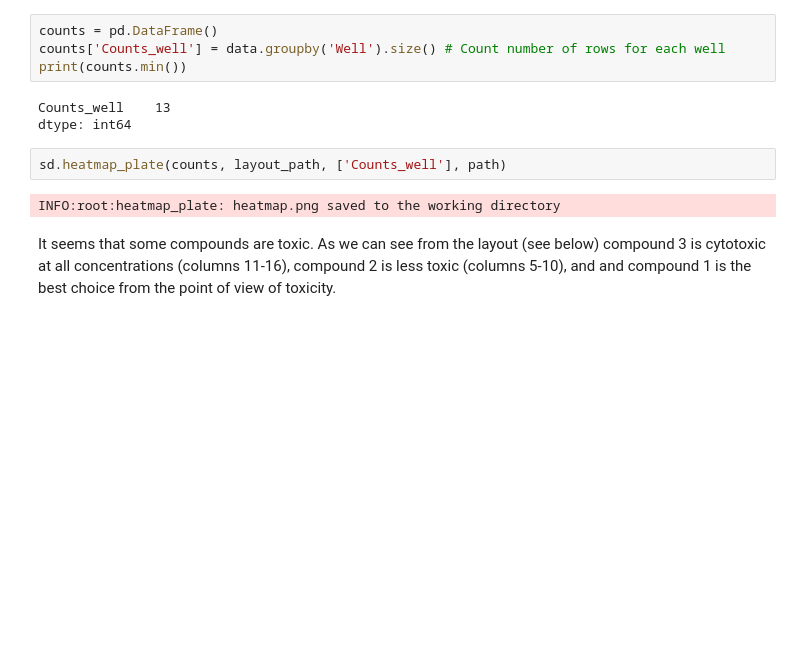
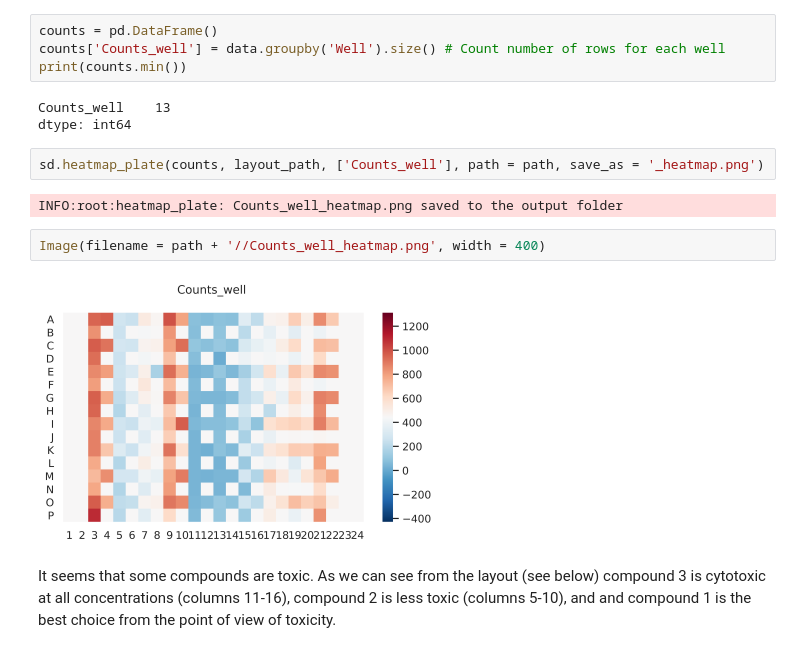
Before and after one commit to disc04/simplydrug, a Jupyter notebook: hts_notebooks/04b_imaging_assay_development.ipynb, the cells around one changed output. Drawn from its saved outputs; the diff is of its cells as text; blank space fills up the shorter version.

```diff
--- a/hts_notebooks/04b_imaging_assay_development.ipynb
+++ b/hts_notebooks/04b_imaging_assay_development.ipynb
@@ -183,9 +185,13 @@ print(counts.min())
 Counts_well    13
 dtype: int64
 # %%
-sd.heatmap_plate(counts, layout_path, ['Counts_well'], path)
+sd.heatmap_plate(counts, layout_path, ['Counts_well'], path = path, save_as = '_heatmap.png')
 # %% [output]
-INFO:root:heatmap_plate: heatmap.png saved to the working directory
+INFO:root:heatmap_plate: Counts_well_heatmap.png saved to the output folder
+# %%
+Image(filename = path + '//Counts_well_heatmap.png', width = 400)
+# %% [output]
+[figure, added]
 # %% [markdown]
 It seems that some compounds are toxic. As we can see from the layout (see below) compound 3 is cytotoxic at all concentrations (columns 11-16), compound 2 is less toxic (columns 5-10), and and compound 1 is the best choice from the point of view of toxicity.
 # %%
```
Also changed, not shown: parts of 2 cells of this notebook, 20 other files.
